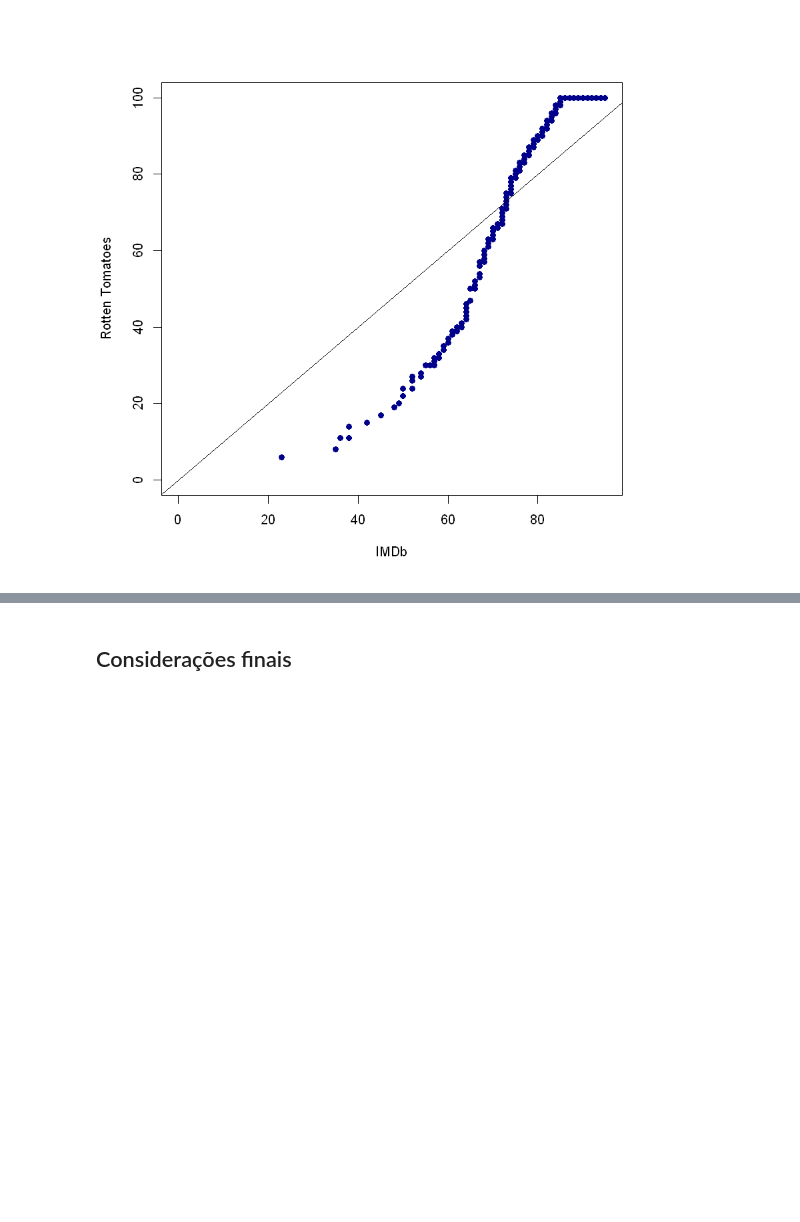
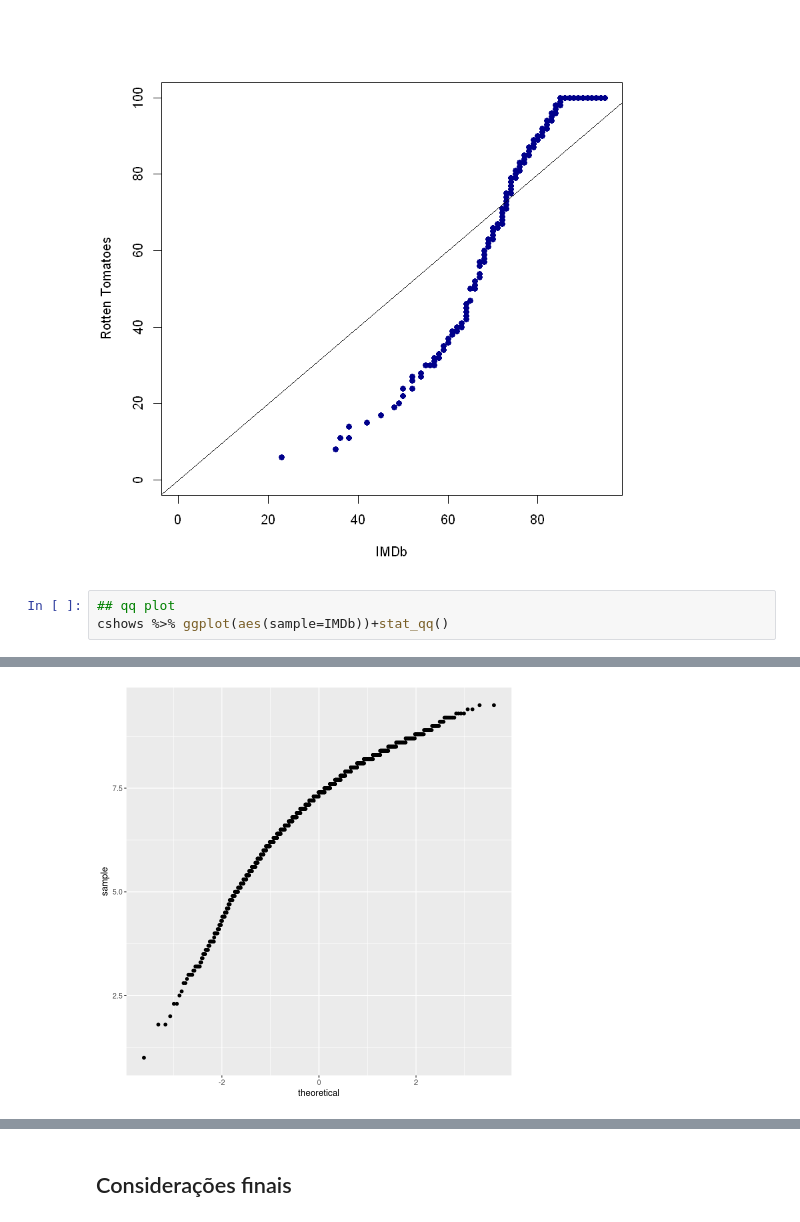
Before and after one commit to igorcj/AEDV, a Jupyter notebook: TV-Shows_Michels.ipynb, the cells around one changed output, grey strips where cells are left out. Cells and saved outputs as stored; diff of their text form; blank space fills up the shorter version.

```diff
--- a/TV-Shows_Michels.ipynb
+++ b/TV-Shows_Michels.ipynb
@@ -435,3 +435,7 @@ plot(sort(x), sort(y), pch = 19, xlab = "IMDb", ylab = "Rotten Tomatoes", col =
 abline(0, 1)
 # %% [output]
 [figure]
+# %%
+## qq plot
+cshows %>% ggplot(aes(sample=IMDb))+stat_qq()
+# %% [output]
@@ -437,0 +444 @@ abline(0, 1)
+[figure, added]
```
Also changed, not shown: parts of 4 cells of this notebook.
